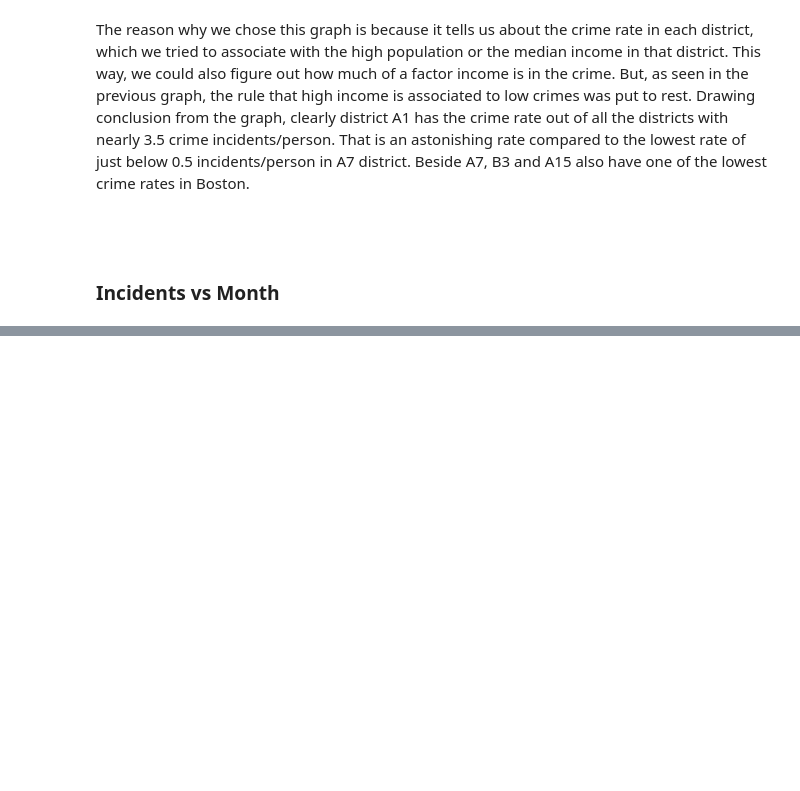
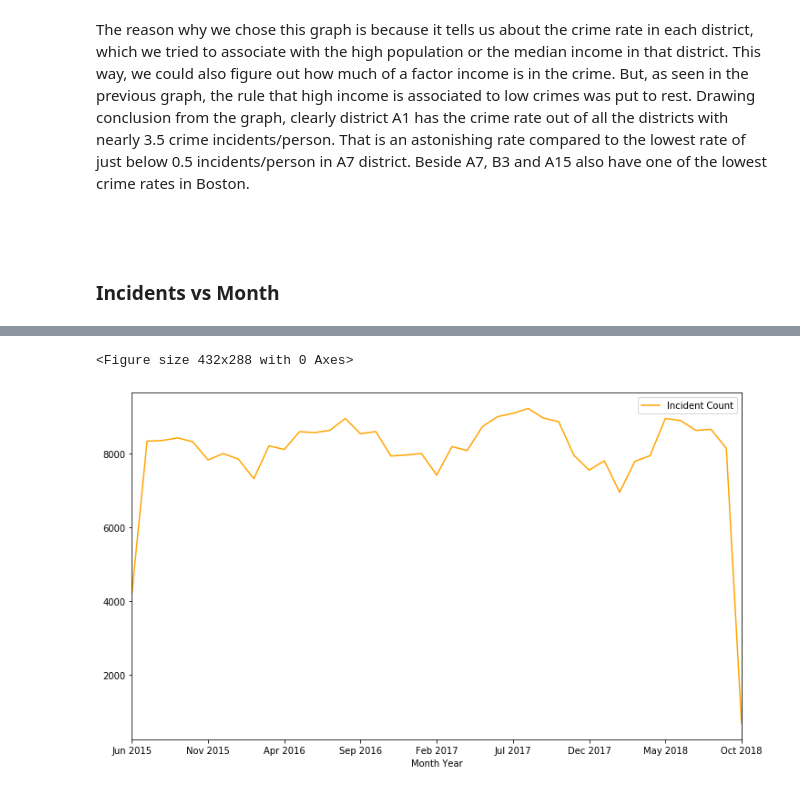
Before and after one commit to Prakhar-Saxena/INFO212-FinalProject, a Jupyter notebook: Final Project.ipynb, the cells around one changed output, grey strips where cells are left out. Drawn from its saved outputs; the diff is of its cells as text; code cells hidden in the pictures; blank space fills up the shorter version.

```diff
--- a/Final Project.ipynb
+++ b/Final Project.ipynb
@@ -254,3 +256,0 @@ Drawing conclusion from the graph, clearly district A1 has the crime rate out of
-# %%
-crime_cln.index = crime_cln.DATE
-crime_cln.groupby(pd.TimeGrouper(freq='M'))
@@ -258,0 +257,14 @@ AttributeError: module 'pandas' has no attribute 'TimeGrouper'
+# %%
+# Extract year and month from the 'DATE' column of crime_cln dataframe
+crime_cln['year'] = pd.DatetimeIndex(crime_cln["DATE"]).year
+crime_cln['month'] = pd.DatetimeIndex(crime_cln["DATE"]).month
+# Convert to month name
+crime_cln['month name'] = crime_cln['month'].apply(lambda x: calendar.month_abbr[x])
+# Create a new "Month Year" column
+crime_cln['Month Year'] = crime_cln['month name'] + ' ' + crime_cln['year'].astype('str')
+# Create a new dataframe containing incident counts per month, year.
+crime_month = crime_cln.groupby(['Month Year', 'month', 'year']).size().reset_index(name="Incident Count")
+# Sort values by year then month
+crime_month = crime_month.sort_values(['year', 'month'])
+
+crime_month = crime_month.reset_index(drop=True)
@@ -258,0 +301,8 @@ AttributeError: module 'pandas' has no attribute 'TimeGrouper'
+# %%
+# Plotting
+fig = plt.figure()
+ax = crime_month.plot(x='Month Year', y="Incident Count", color='orange', figsize=(12,7))
+plt.show()
+# %% [output]
+<Figure size 432x288 with 0 Axes>
+[figure, added]
```
Also changed, not shown: parts of 6 cells of this notebook.
